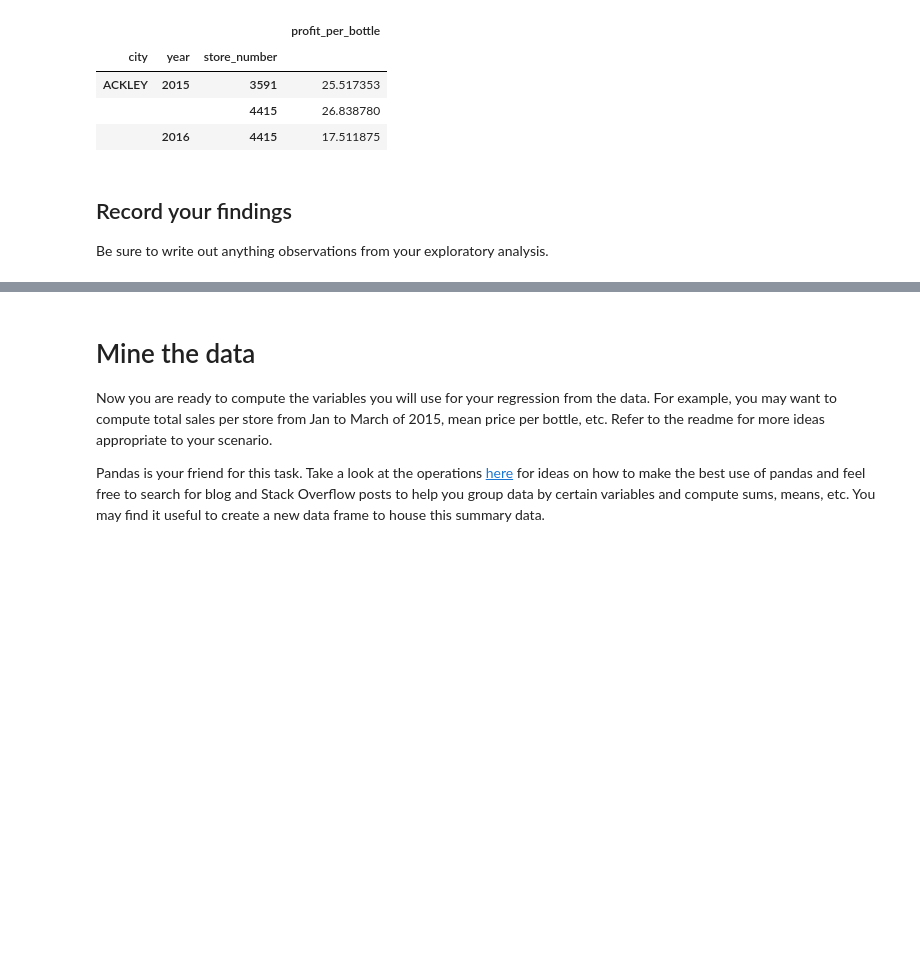
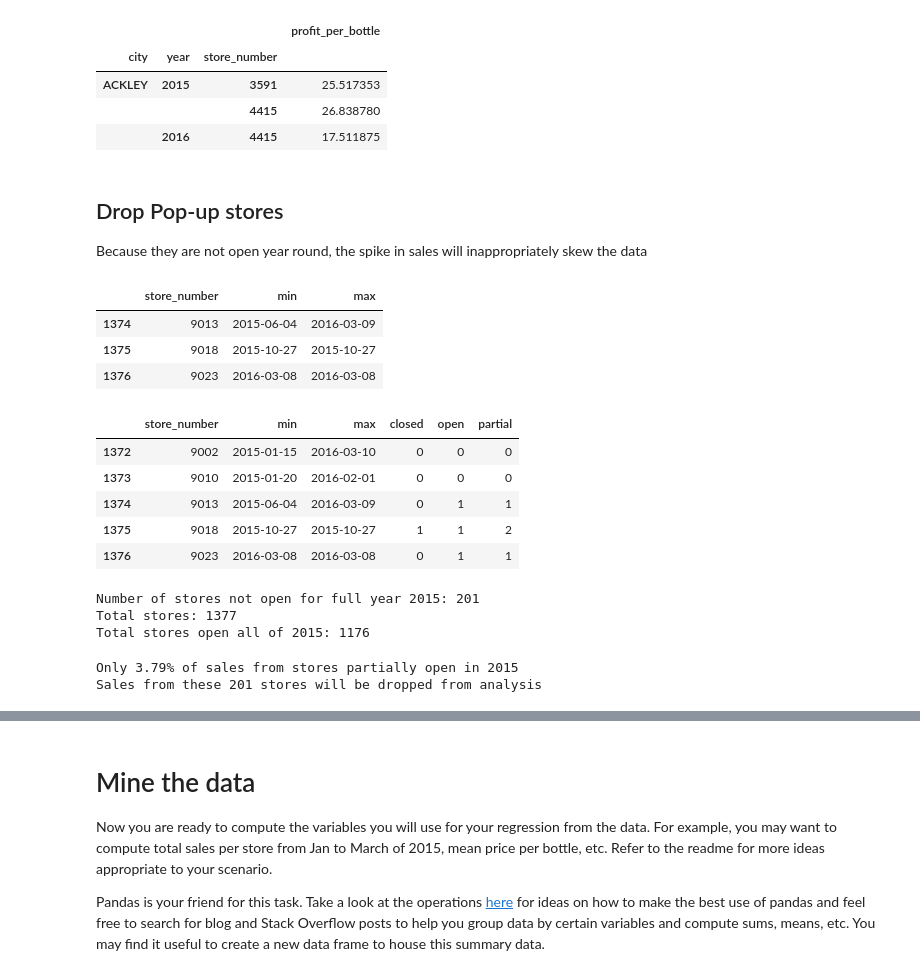
Before and after one commit to spockl/GA-DSI, a Jupyter notebook: projects/projects-weekly/Pocklington_Project-03.ipynb, the cells around one changed output, grey strips where cells are left out. Cells and saved outputs as stored; diff of their text form; code cells hidden in the pictures; blank space fills up the shorter version.

```diff
--- a/projects/projects-weekly/Pocklington_Project-03.ipynb
+++ b/projects/projects-weekly/Pocklington_Project-03.ipynb
@@ -341,13 +344,6 @@ store_sales.head(3)
 | 0 | 2106 | CEDAR FALLS | 2015 | 9719.85 | 18.478802 | 48742.20 | 92.665779 | 146038.70 | 277.640114 |
 | 1 | 2106 | CEDAR FALLS | 2016 | 2116.25 | 16.795635 | 10174.68 | 80.751429 | 30478.75 | 241.894841 |
 | 2 | 2113 | GOWRIE | 2015 | 659.85 | 4.488776 | 3109.04 | 21.149932 | 9310.22 | 63.334830 |
-# %%
-# Drop margin % columns (they are constant and will not affect model)
-Iowa.drop(['margin_percent', 'profit_%_per_ml'], inplace=True,axis=1)
-
-# Add $margin per bottle as this is not a constant measure
-Iowa['profit_per_bottle'] = iowa['state_bottle_retail'] - iowa['state_bottle_cost']
-iowa.iloc[:2,11:28]
 # %%
 # Create table of cities and stores
 Iowa_cities = pd.pivot_table(Iowa, index=['city', 'year', 'store_number'], values=['profit_per_bottle'])
@@ -358,7 +354,51 @@ Iowa_cities.head(3)
 | ACKLEY | 2015 | 3591 | 25.517353 |
 |  |  | 4415 | 26.838780 |
 |  | 2016 | 4415 | 17.511875 |
-# %% [markdown]
-## Record your findings
-
-Be sure to write out anything observations from your exploratory analysis.
+# %% [markdown]
+## Drop Pop-up stores
+
+Because they are not open year round, the spike in sales will inappropriately skew the data
+# %%
+# Check for stores that were not open for the full year or closed during the year
+dates_open = Iowa.groupby(['store_number'])['date'].agg([min, max])
+dates_open.reset_index(inplace=True)
+dates_open.tail(3)
+# %% [output]
+|  | store_number | min | max |
+| 1374 | 9013 | 2015-06-04 | 2016-03-09 |
+| 1375 | 9018 | 2015-10-27 | 2015-10-27 |
+| 1376 | 9023 | 2016-03-08 | 2016-03-08 |
+# %%
+# Seperating pop-up stores
+dates_open['open'] = dates_open['min'].apply(lambda x: 1 if x > pd.to_datetime('2015-03-31') else 0)
+dates_open['closed'] = dates_open['max'].apply(lambda x: 1 if x <= pd.to_datetime('2015-12-31') else 0)
+dates_open['partial'] = dates_open['closed'] + dates_open['open']
+# %%
+dates_open.tail()
+# %% [output]
+|  | store_number | min | max | closed | open | partial |
+| 1372 | 9002 | 2015-01-15 | 2016-03-10 | 0 | 0 | 0 |
+| 1373 | 9010 | 2015-01-20 | 2016-02-01 | 0 | 0 | 0 |
+| 1374 | 9013 | 2015-06-04 | 2016-03-09 | 0 | 1 | 1 |
+| 1375 | 9018 | 2015-10-27 | 2015-10-27 | 1 | 1 | 2 |
+| 1376 | 9023 | 2016-03-08 | 2016-03-08 | 0 | 1 | 1 |
+# %%
+# List of 201 pop-up stores
+partial_stores = list(dates_open[dates_open["partial"]!=0]["store_number"].values)
+print 'Number of stores not open for full year 2015: ' + str(len(partial_stores))
+
+open_stores = list(dates_open[dates_open['partial'] == 0]['store_number'].values)
+print 'Total stores: '+ str(len(partial_stores) + len(open_stores))
+print 'Total stores open all of 2015: ' + str(len(open_stores))
+# %% [output]
+Number of stores not open for full year 2015: 201
+Total stores: 1377
+Total stores open all of 2015: 1176
+# %%
+# Amount of revenue generated by stores only partially open in 2015
+partial_rev = sum(Iowa[Iowa['store_number'].isin(partial_stores)]['sales']) / sum(Iowa['sales'])
+print 'Only ' + str(round(partial_rev*100,2)) + '% of sales from stores partially open in 2015'
+print 'Sales from these 201 stores will be dropped from analysis'
+# %% [output]
+Only 3.79% of sales from stores partially open in 2015
+Sales from these 201 stores will be dropped from analysis
```
Also changed, not shown: parts of 8 cells of this notebook.
